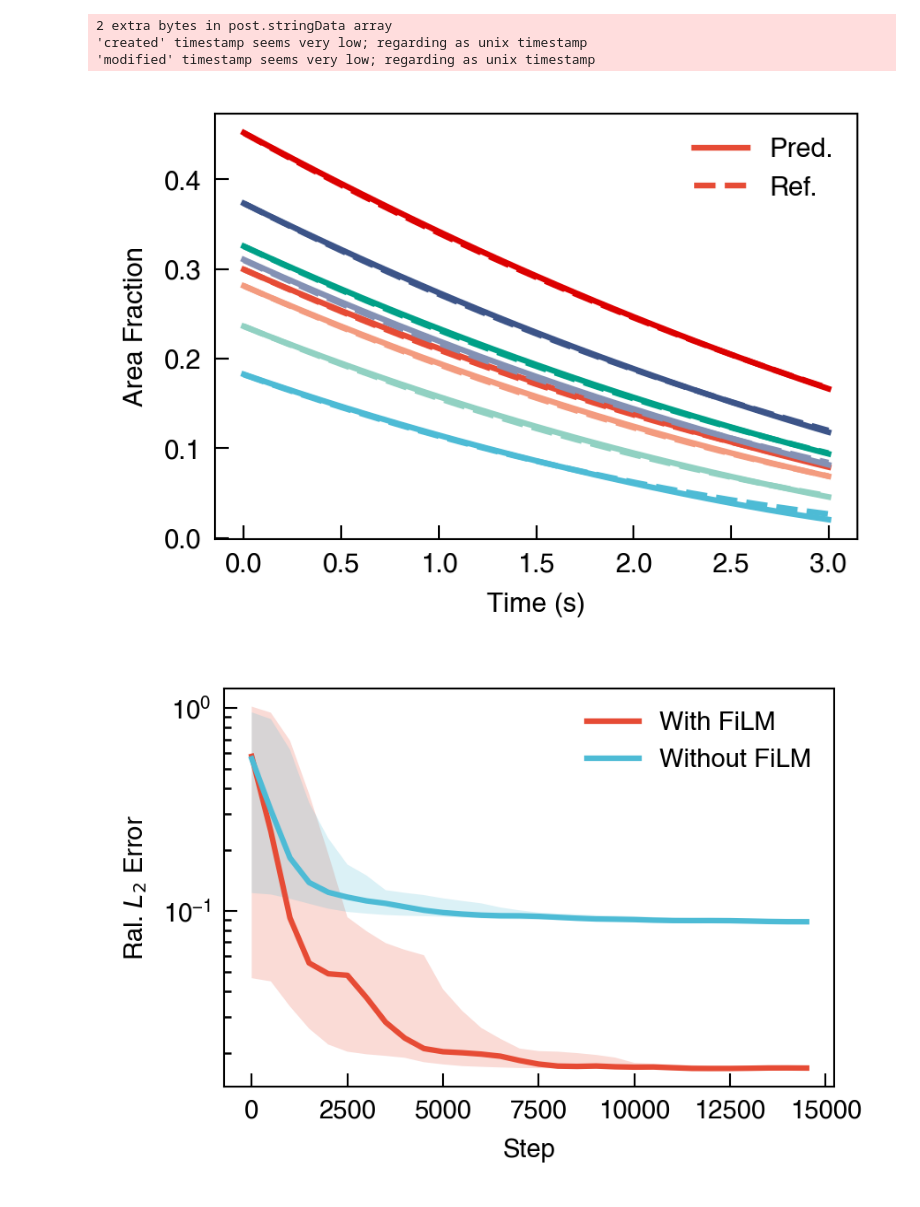
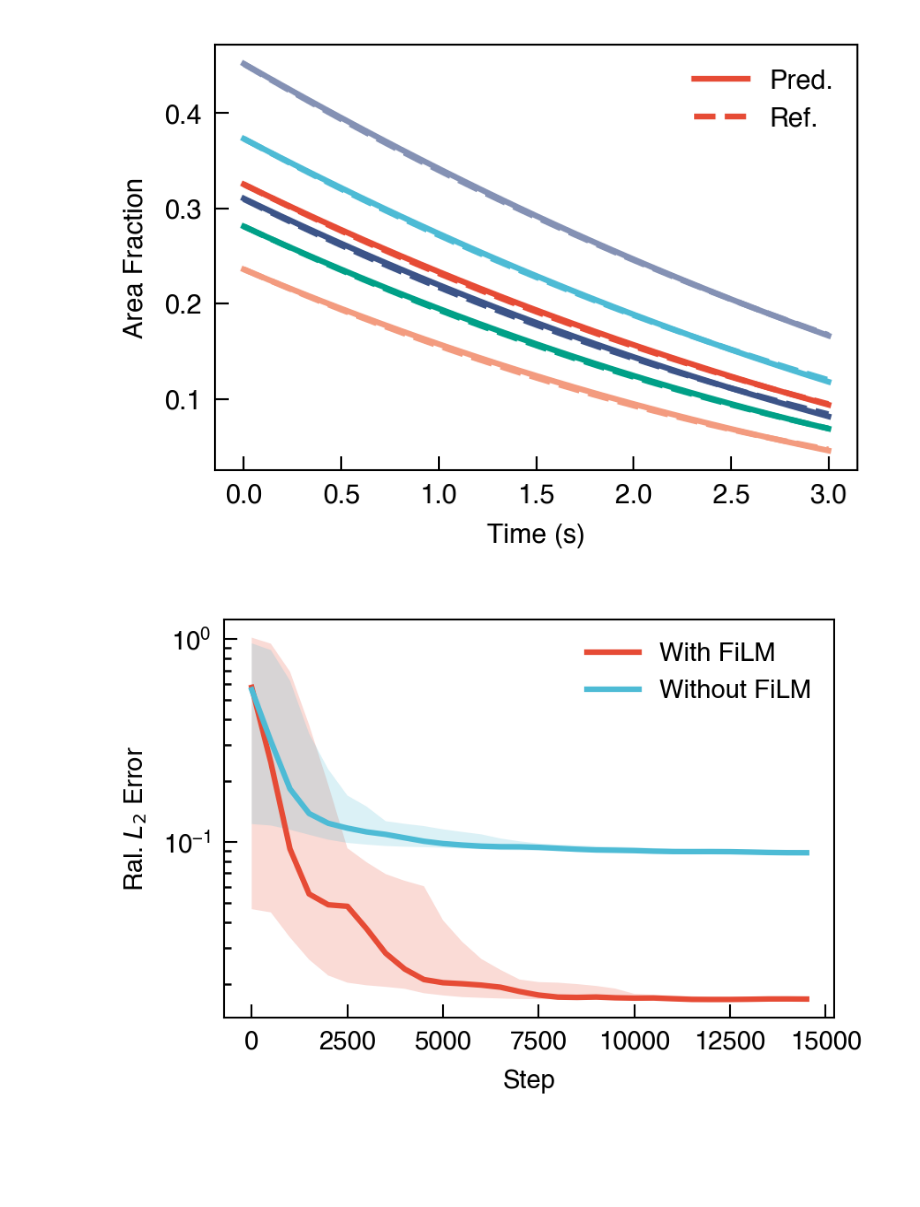
Before and after one commit to NanxiiChen/PI-CViT, a Jupyter notebook: ice_melting/eval.ipynb, the cells around one changed output. Cells and saved outputs as stored; diff of their text form; code cells hidden in the pictures; blank space fills up the shorter version.

```diff
--- a/ice_melting/eval.ipynb
+++ b/ice_melting/eval.ipynb
@@ -130,3 +130,30 @@ _, solutions_pred = jax.lax.scan(
 solutions_pred = rearrange(solutions_pred, "t b (h w) c -> b t c h w", h=int(H), w=int(W))
 
 sols = solutions_pred[:, idxs, :, :, :]
+# %%
+
+# test_data_overview
+fig, axes = plt.subplots(2, 4, figsize=(6, 3))
+axes = axes.flatten()
+for b in range(B):
+    ax = axes[b]
+    ax.pcolormesh(
+        meshx, meshy, us[b, 0, :, :], cmap="coolwarm", vmin=-1, vmax=1,
+        shading="gouraud", rasterized=True
+    )
+    ax.set_axis_off()
+    ax.set_aspect("equal")
+    ax.text(0.02, 0.98, fr"$a={params[b, 0]/100:.2f}$" + "\n" + fr"$b={params[b, 1]/100:.2f}$" + "\n" + fr"$\theta={params[b, 2]:.2f}$",
+            transform=ax.transAxes, ha='left', va='top')
+
+vmin = -1.0
+vmax = 1.0
+cbar_ax = fig.add_axes([1.01, 0.05, 0.02, 0.9])
+norm = plt.Normalize(vmin=vmin, vmax=vmax)
+sm = plt.cm.ScalarMappable(cmap="coolwarm", norm=norm)
+sm.set_array([])
+fig.colorbar(sm, cax=cbar_ax,)
+cbar_ax.set_title(r"$\phi$", pad=5)
+
+fig.tight_layout()
+fig.savefig("./figures/ice_melting_test_data_overview.pdf", bbox_inches="tight", dpi=300)
@@ -214,37 +240,34 @@ Total relative L2 error: 0.016757
 # %%
 # area fraction
 
 def compute_area_frac(sol):
     # sol shape: (..., H, W)
     area_frac = jnp.mean((sol + 1.0) / 2.0, axis=(-2, -1))
     return area_frac
 
 area_fracs_ref = compute_area_frac(solutions)  # (B, T, 1)
 area_fracs_pred = compute_area_frac(solutions_pred)  # (B, T, 1)
 area_fracs_ref = area_fracs_ref.squeeze(-1)  # (B, T)
 area_fracs_pred = area_fracs_pred.squeeze(-1)  # (B, T
 
 fig, ax = plt.subplots(figsize=(3, 2))
-for b in range(B):
+for b in range(2, B):
     ax.plot(
         fem_times, area_fracs_pred[b, :],
-        color=f"C{b}", linestyle="-", label="Pred." if b == 0 else None
+        color=f"C{b-2}", linestyle="-", label="Pred." if b == 2 else None
     )
     ax.plot(
         fem_times, area_fracs_ref[b, :],
-        color=f"C{b}", linestyle="--", label="Ref." if b == 0 else None
+        color=f"C{b-2}", linestyle="--", label="Ref." if b == 2 else None
     )
 
 ax.set_xlabel("Time (s)")
 ax.set_ylabel("Area Fraction")
 ax.legend()
 fig.savefig("./figures/ice_melting_area_fraction.png", dpi=300, bbox_inches="tight", pad_inches=0.0)
 fig.savefig("./figures/ice_melting_area_fraction.pdf", dpi=300, bbox_inches="tight", pad_inches=0.0)
 # %% [output]
-2 extra bytes in post.stringData array
-'created' timestamp seems very low; regarding as unix timestamp
-'modified' timestamp seems very low; regarding as unix timestamp
-[figure, old version]
+[figure, new version]
 # %%
 import numpy as np
 from scipy.ndimage import gaussian_filter1d
```
Also changed, not shown: parts of 2 cells of this notebook, 12 other files.
